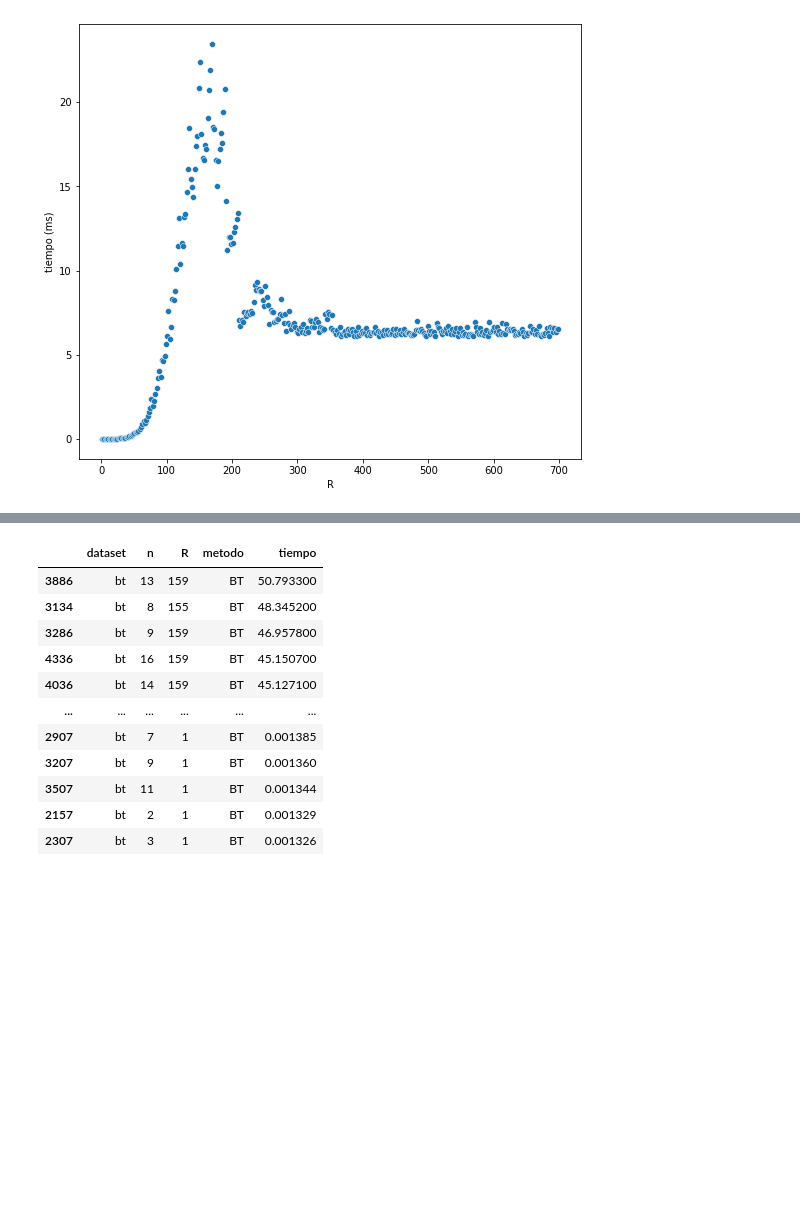
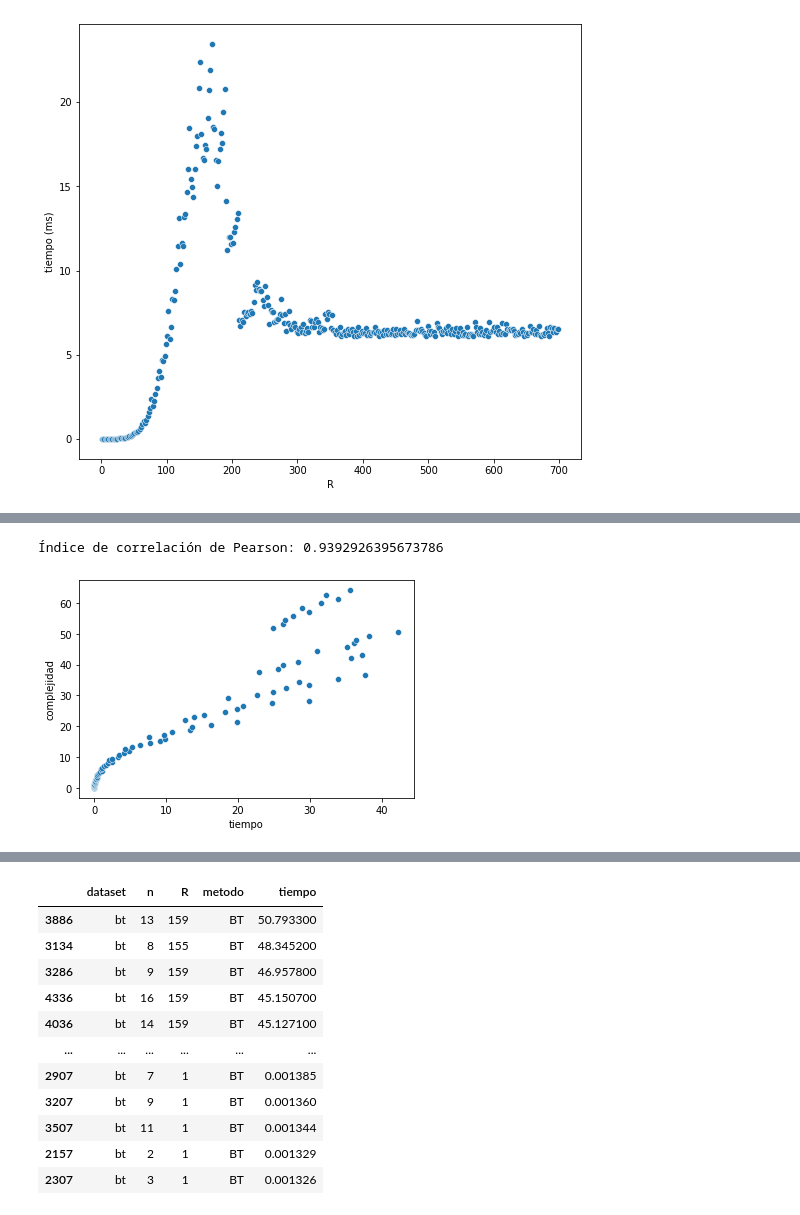
Before and after one commit to gianluca-capelo/tp1-algo3, a Jupyter notebook: python/analisis.ipynb, the cells around one changed output, grey strips where cells are left out. Drawn from its saved outputs; the diff is of its cells as text; code cells hidden in the pictures; blank space fills up the shorter version.

```diff
--- a/python/analisis.ipynb
+++ b/python/analisis.ipynb
@@ -268,0 +288,10 @@ plt.show()
+# %%
+# Graficamos los tiempos de ejecución de la serie de instancias X1, ..., Xn vs la complejidad esperada.
+df_BT = df_resultados[(df_resultados["metodo"]=="BT") & (df_resultados["dataset"] == "bt")].copy();
+df_BT["complejidad"] = ((df_BT["R"])**2) * 0.002;
+fig = sns.scatterplot(data=df_BT[df_BT["n"]==n][df_BT["R"]<180], x="tiempo", y="complejidad");
+#plt.savefig("graficos/dp-correlacion.svg");
+print("Índice de correlación de Pearson:", correlacion_pearson(df_BT[df_BT["n"]==n][df_BT["R"]<180], "tiempo", "complejidad"));
+# %% [output]
+Índice de correlación de Pearson: 0.9392926395673786
+[figure, added]
```
Also changed, not shown: parts of 9 cells of this notebook.
